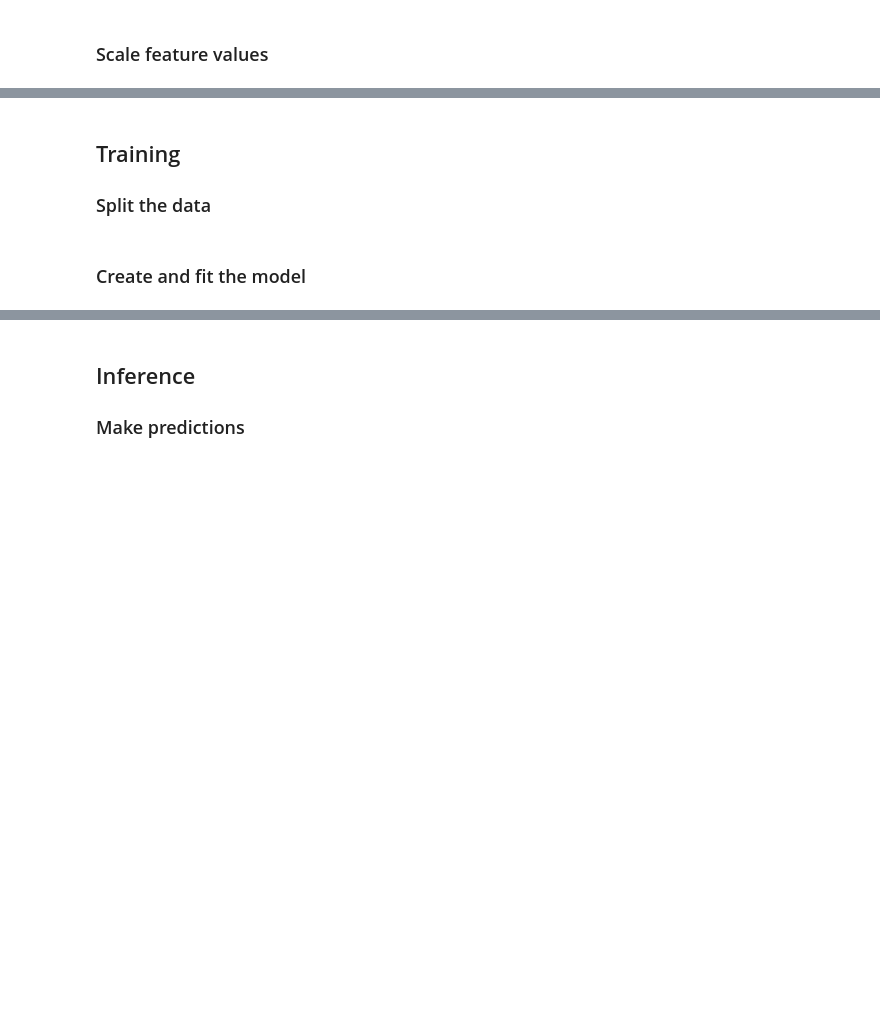
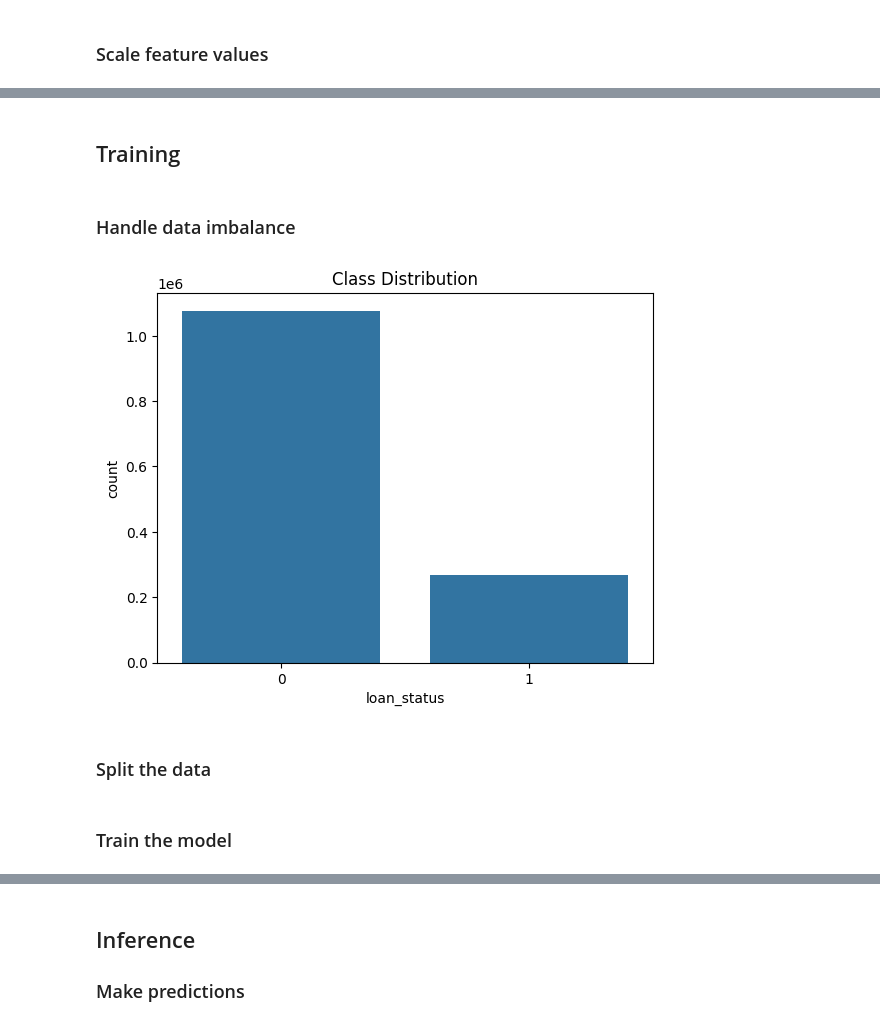
Before and after one commit to brendancsmith/credit-risk, a Jupyter notebook: notebooks/exploratory.ipynb, the cells around one changed output, grey strips where cells are left out. Saved outputs shown, nothing was run; the diff lists cells and outputs as text; code cells hidden in the pictures; blank space fills up the shorter version.

```diff
--- a/notebooks/exploratory.ipynb
+++ b/notebooks/exploratory.ipynb
@@ -40,0 +144,4 @@ df = encode_categorical(df)
+# %%
+from src.feature_engineering import drop_high_corr
+
+df = drop_high_corr(df, corr)
@@ -40,0 +150,5 @@ df = encode_categorical(df)
+# %%
+from src.feature_engineering import frequency_encoding, new_features
+
+df = frequency_encoding(df)
+df = new_features(df)
@@ -63,5 +200,0 @@ plt.show()
-# %%
-from src.features.feature_engineering import drop_high_corr
-
-df = drop_high_corr(df, corr_matrix)
-print(df.head())
@@ -67,0 +213,8 @@ print(df.head())
+# %% [markdown]
+## Training
+# %% [markdown]
+### Handle data imbalance
+# %%
+visualize.class_dist(df)
+# %% [output]
+[figure, added]
@@ -68,4 +225,2 @@ print(df.head())
 # %% [markdown]
-## Training
-
 ### Split the data
@@ -76,3 +233,3 @@ X_train, X_test, y_train, y_test = split_data(df, "Target")
 # %% [markdown]
-### Create and fit the model
+### Train the model
 # %%
```
Also changed, not shown: parts of 49 cells of this notebook, 24 other files.
